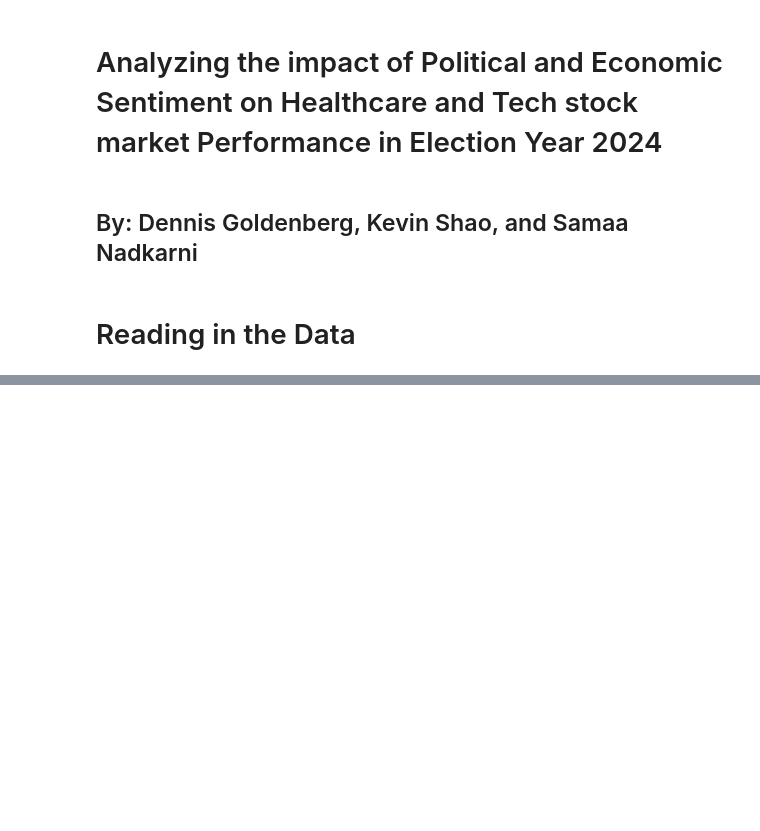
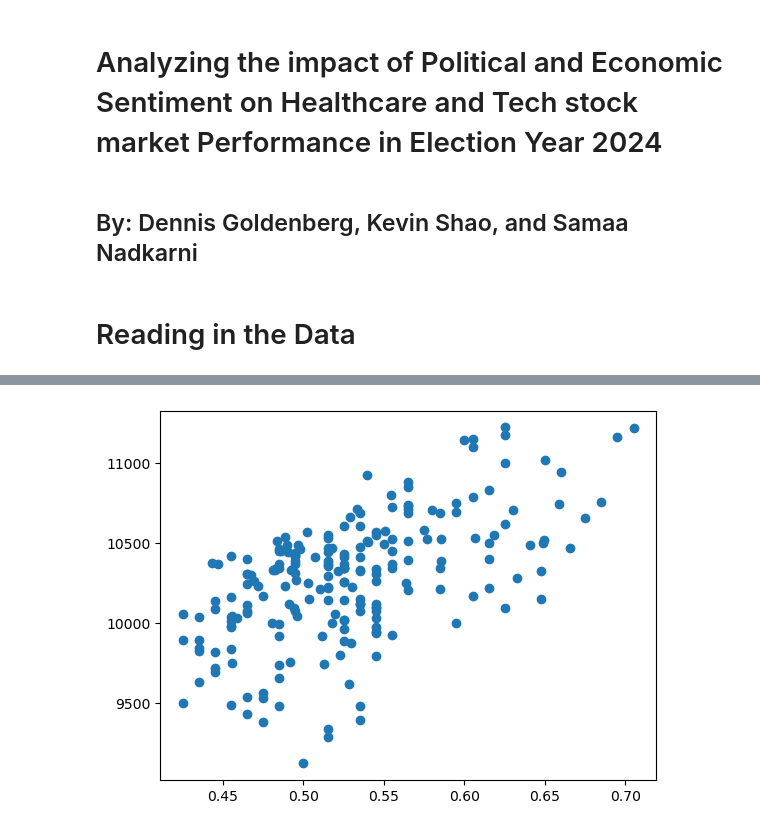
Before and after one commit to dg3358/ACTU-5842-Project, a Jupyter notebook: project_code.ipynb, the cells around one changed output, grey strips where cells are left out. Cells and saved outputs as stored; diff of their text form; code cells hidden in the pictures; blank space fills up the shorter version.

Commit message:
consolidate data and generate preliminary graphs

```diff
--- a/project_code.ipynb
+++ b/project_code.ipynb
@@ -48,0 +48,6 @@ pd.merge(left = tbills_2Y, right = tbills_10Y, on = 'DATE')
+# %%
+columns = np.append(result_Frame.columns.values[-7],
+          np.append(result_Frame.columns.values[-3:-1],
+          np.append(result_Frame.columns.values[-6:-3],
+                    result_Frame.columns.values[-1])))
+raw_data = result_Frame.copy()[columns]
@@ -48,0 +56,23 @@ pd.merge(left = tbills_2Y, right = tbills_10Y, on = 'DATE')
+# %%
+def interp(dates, array_vals):
+    ret_vec = np.empty(shape = (len(array_vals)))
+    for i in range(len(array_vals)):
+        if array_vals[i] == '.':
+            if i == 0:
+                delta_0 = (dates[i + 1] - dates[i]).days
+                delta_1 = (dates[i + 2] - dates[i + 1]).days
+                ret_vec[i] = float(array_vals[i + 1]) - (delta_0/delta_1)(float(array_vals[i + 2]) - float(array_vals[i + 1]))
+            elif i == len(array_vals) - 1:
+                delta_0 = (dates[i] - dates[i - 1]).days
+                delta_1 = (dates[i - 1] - dates[i - 2]).days
+                ret_vec[i] = float(array_vals[i - 1]) + (delta_0/delta_1)(float(array_vals[i - 1]) - float(array_vals[i - 2]))
+            else:
+                delta_0 = (dates[i] - dates[i - 1]).days
+                delta_1 = (dates[i + 1] - dates[i - 1]).days
+                ret_vec[i] = (delta_0/delta_1)*float(array_vals[i - 1]) + (1 - delta_0/delta_1)*float(array_vals[i + 1])
+        else:
+            ret_vec[i] = array_vals[i]
+    return ret_vec.astype(float)
+# %%
+raw_data['DGS2'] = interp(raw_data['DATE'], raw_data['DGS2'])
+raw_data['DGS10'] = interp(raw_data['DATE'], raw_data['DGS10'])
@@ -48,0 +89,5 @@ pd.merge(left = tbills_2Y, right = tbills_10Y, on = 'DATE')
+# %%
+plt.scatter(raw_data['trump_odds'], raw_data['NASDAQ 100 Tech Index'])
+plt.show()
+# %% [output]
+[figure, added]
```
Also changed, not shown: parts of 7 cells of this notebook.
